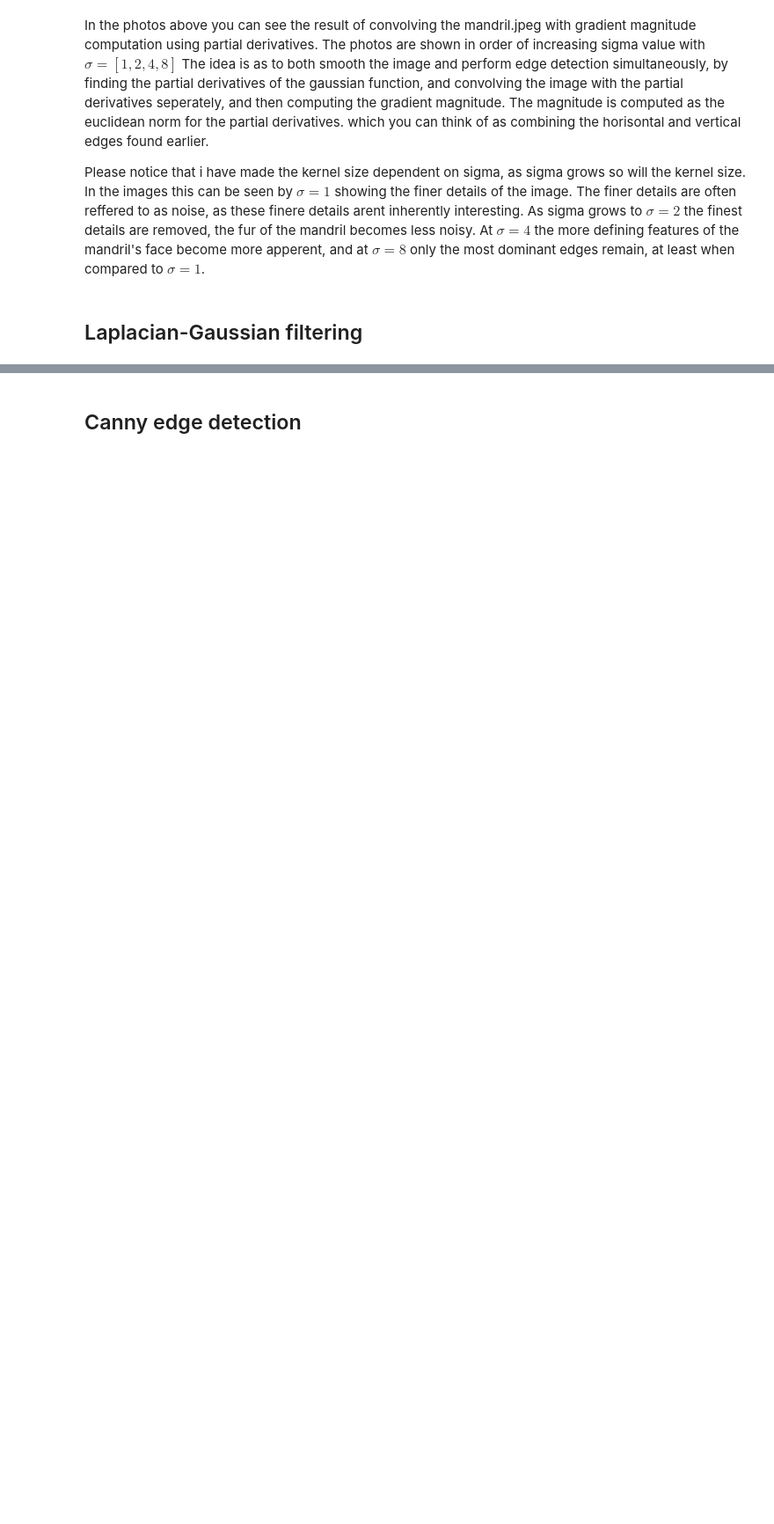
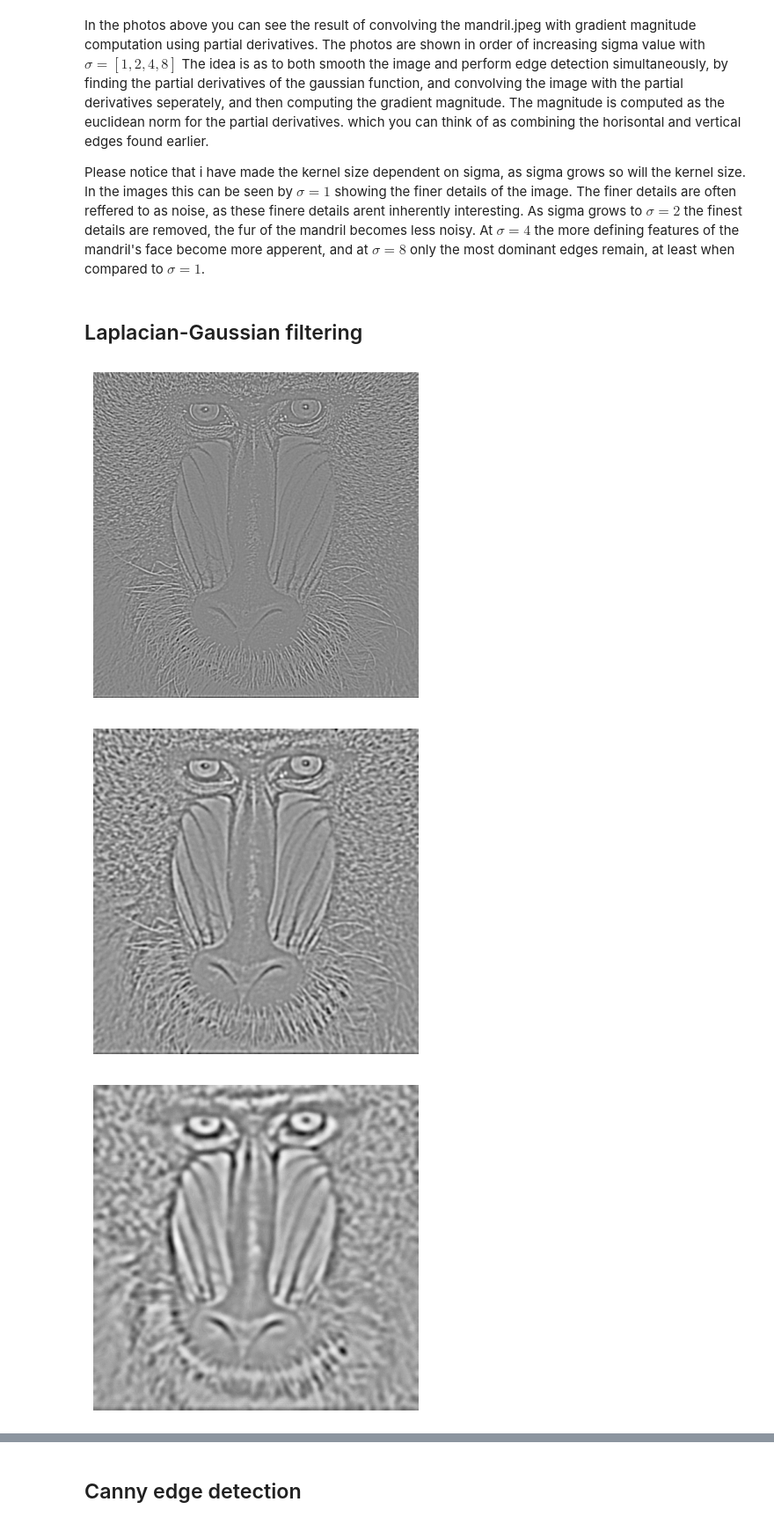
Before and after one commit to marcusffh/VIP, a Jupyter notebook: assignment_2.ipynb, the cells around one changed output, grey strips where cells are left out. Shown at 88% size. Cells and saved outputs as stored; diff of their text form; code cells hidden in the pictures; blank space fills up the shorter version.

```diff
--- a/assignment_2.ipynb
+++ b/assignment_2.ipynb
@@ -82,3 +83,40 @@ In the photos above you can see the result of convolving the mandril.jpeg with g
 Please notice that i have made the kernel size dependent on sigma, as sigma grows so will the kernel size. In the images this can be seen by $\sigma = 1$ showing the finer details of the image. The finer details are often reffered to as noise, as these finere details arent inherently interesting. As sigma grows to $\sigma =2$ the finest details are removed, the fur of the mandril becomes less noisy. At $\sigma =4$ the more defining features of the mandril's face become more apperent, and at $\sigma = 8$ only the most dominant edges remain, at least when compared to $\sigma =1$.
 # %% [markdown]
 ## Laplacian-Gaussian filtering
+# %%
+
+# Difference of gaussians function
+def difference_of_gaussians(image, sigma, scale = 1.6):
+    size1 = int(6*sigma) # Kernel size varies with sigma
+    size2 = int(6*sigma * scale) # kernel for other sigma
+
+    #make sure kernel sizes are odd
+    if size1 % 2 == 0:
+        size1 += 1
+    if size2 % 2 == 0:
+        size2 += 1
+
+    kernel_size1 = (size1, size1)
+    kernel_size2 = (size2, size2)
+
+    gauss1 = cv2.GaussianBlur(image, kernel_size1, sigma) # first gaussian
+    gauss2 = cv2.GaussianBlur(image, kernel_size2, sigma * scale) # second gaussian
+
+    dog =  gauss1.astype(np.float32) - gauss2.astype(np.float32) # calculate difference of gaussians
+
+    dog_norm = cv2.normalize(dog, None, 0, 255, cv2.NORM_MINMAX) # normalize to 0-255
+    dog_norm = dog_norm.astype(np.uint8)
+
+    return dog_norm
+# %%
+# Display images with different values of sigma
+sigma = [1, 2, 4, 8]
+for s in sigma:
+    laplacian = difference_of_gaussians(mandril, s, scale=1.6)
+    plt.imshow(laplacian, cmap='Greys_r')
+    plt.axis('off')
+    plt.show()
+# %% [output]
+[figure, added]
+[figure, added]
+[figure, added]
```
Also changed, not shown: parts of 4 cells of this notebook.
